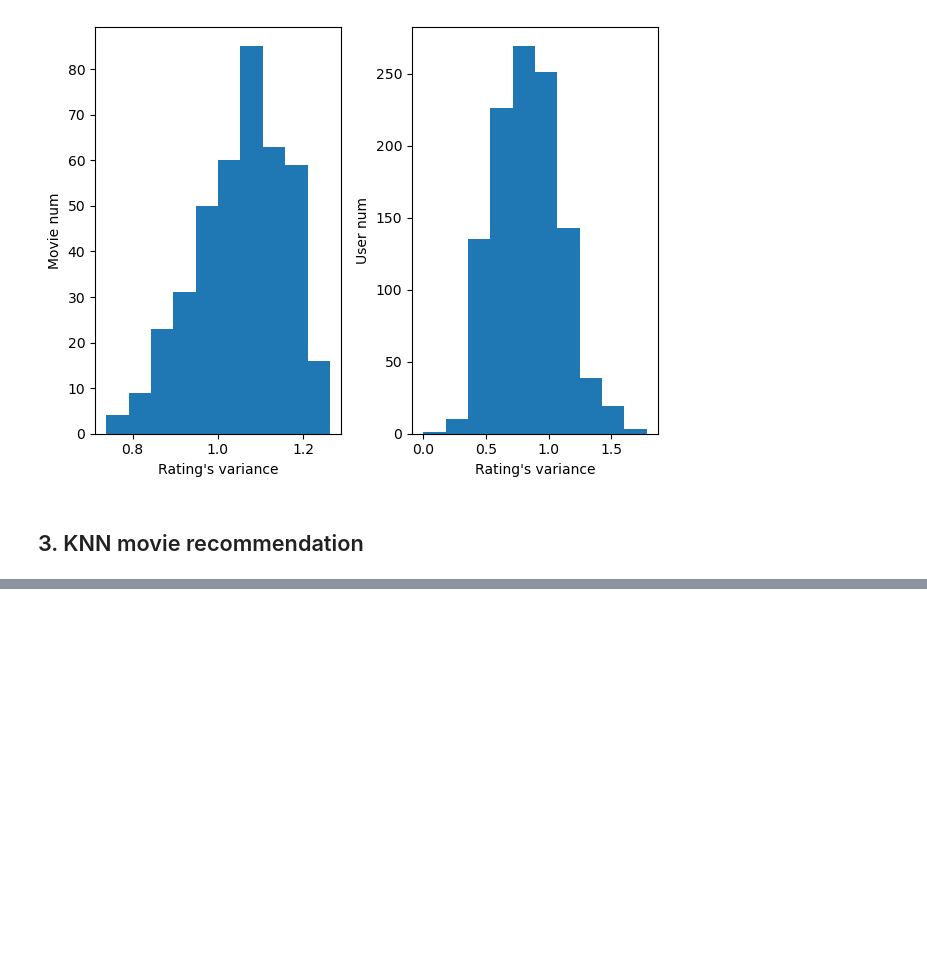
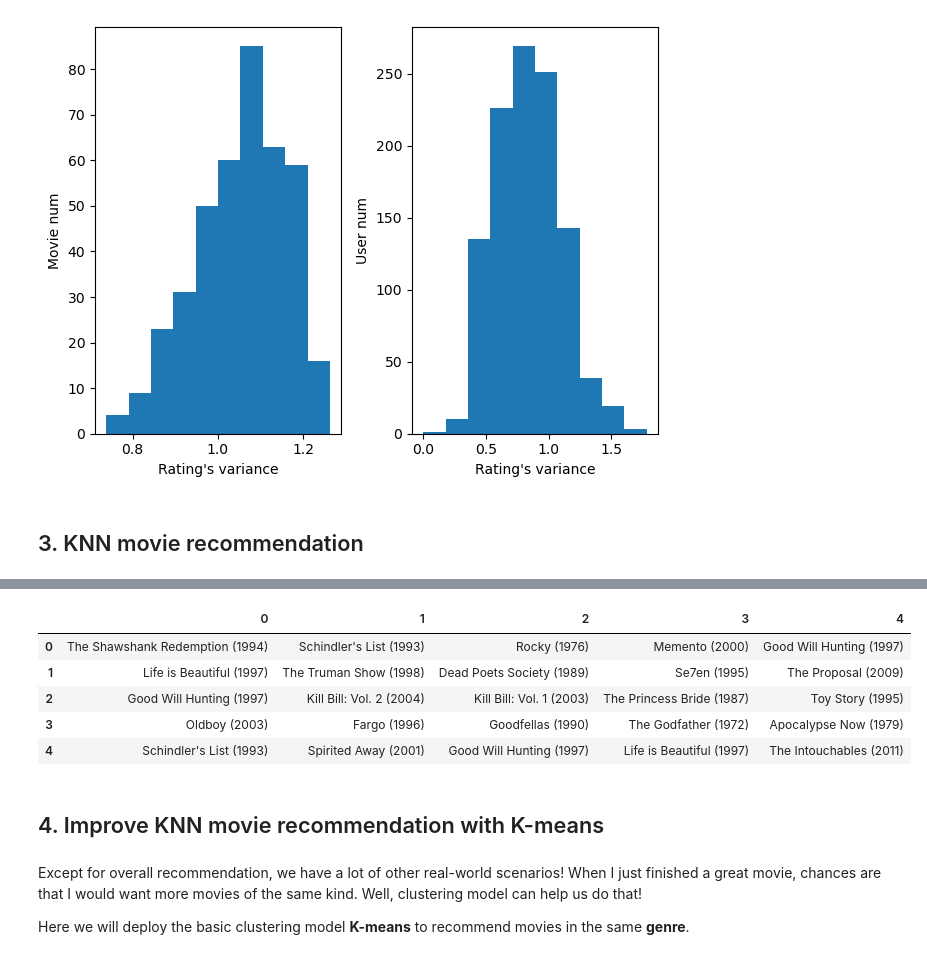
Before and after one commit to NuoLeiNYU/movie-recommendation-system, a Jupyter notebook: movie_recommender_analysis.ipynb, the cells around one changed output, grey strips where cells are left out. Drawn from its saved outputs; the diff is of its cells as text; code cells hidden in the pictures; blank space fills up the shorter version.

```diff
--- a/movie_recommender_analysis.ipynb
+++ b/movie_recommender_analysis.ipynb
@@ -140,0 +173,18 @@ fig.tight_layout()
+# %%
+# Top 5 movies for each user
+movie_list.head()
+# %% [output]
+|  | 0 | 1 | 2 | 3 | 4 |
+| 0 | The Shawshank Redemption (1994) | Schindler's List (1993) | Rocky (1976) | Memento (2000) | Good Will Hunting (1997) |
+| 1 | Life is Beautiful (1997) | The Truman Show (1998) | Dead Poets Society (1989) | Se7en (1995) | The Proposal (2009) |
+| 2 | Good Will Hunting (1997) | Kill Bill: Vol. 2 (2004) | Kill Bill: Vol. 1 (2003) | The Princess Bride (1987) | Toy Story (1995) |
+| 3 | Oldboy (2003) | Fargo (1996) | Goodfellas (1990) | The Godfather (1972) | Apocalypse Now (1979) |
+| 4 | Schindler's List (1993) | Spirited Away (2001) | Good Will Hunting (1997) | Life is Beautiful (1997) | The Intouchables (2011) |
+# %% [markdown]
+## 4. Improve KNN movie recommendation with K-means
+# %% [markdown]
+Except for overall recommendation, we have a lot of other real-world scenarios!
+When I just finished a great movie, chances are that I would want more movies of the same kind.
+Well, clustering model can help us do that!
+
+Here we will deploy the basic clustering model **K-means** to recommend movies in the same **genre**.
```
Also changed, not shown: parts of 15 cells of this notebook, 1 other file.
